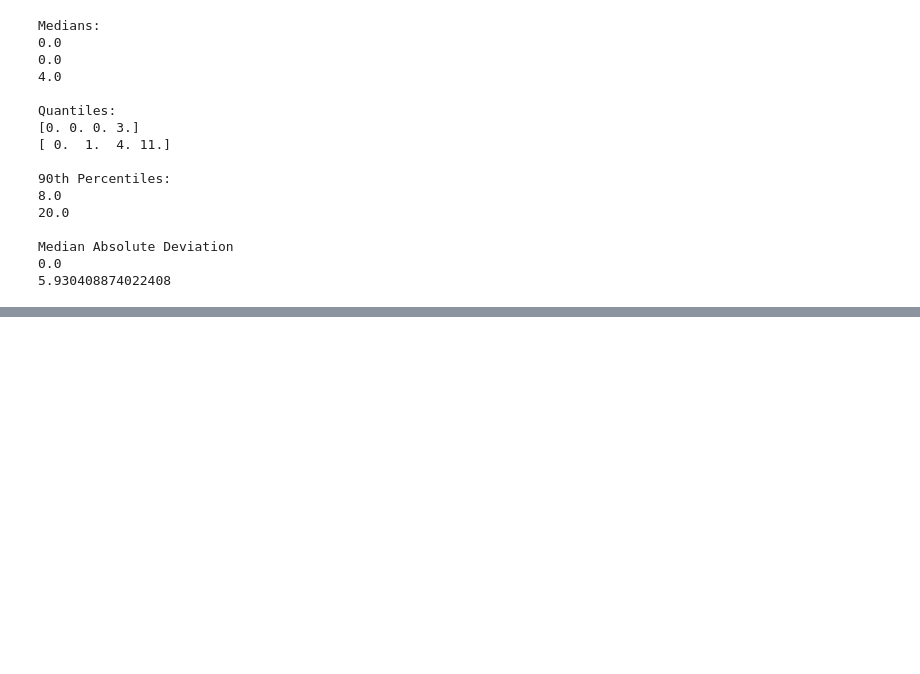
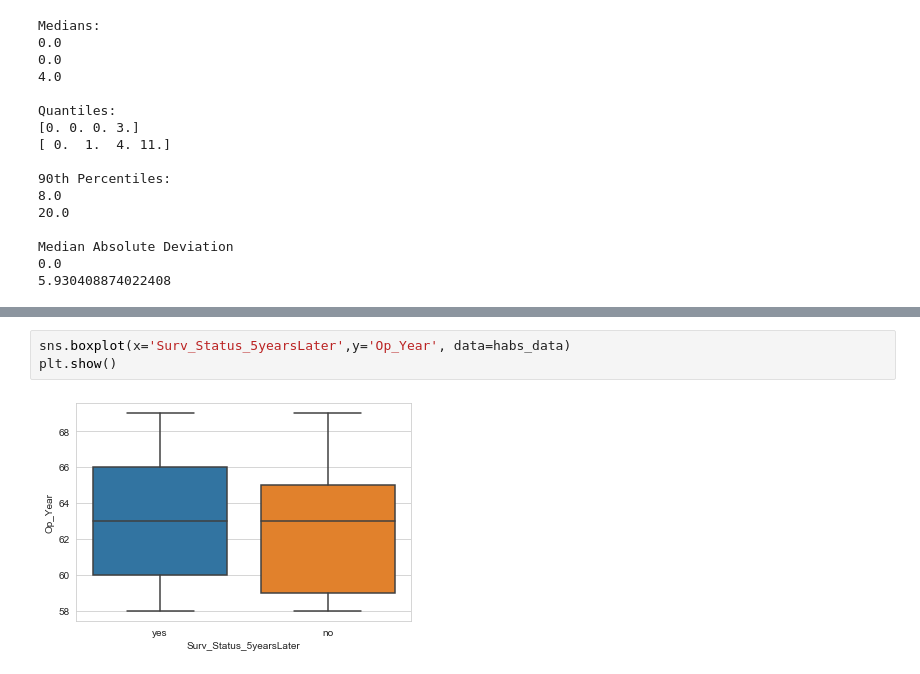
Before and after one commit to CSiddharthNavaneethan/Python, a Jupyter notebook: Habermans_CancerDataSet.ipynb, the cells around one changed output, grey strips where cells are left out. Drawn from its saved outputs; the diff is of its cells as text; blank space fills up the shorter version.

```diff
--- a/Habermans_CancerDataSet.ipynb
+++ b/Habermans_CancerDataSet.ipynb
@@ -347,0 +371,5 @@ Median Absolute Deviation
+# %%
+sns.boxplot(x='Surv_Status_5yearsLater',y='Op_Year', data=habs_data)
+plt.show()
+# %% [output]
+[figure, added]
```
Also changed, not shown: parts of 8 cells of this notebook.
